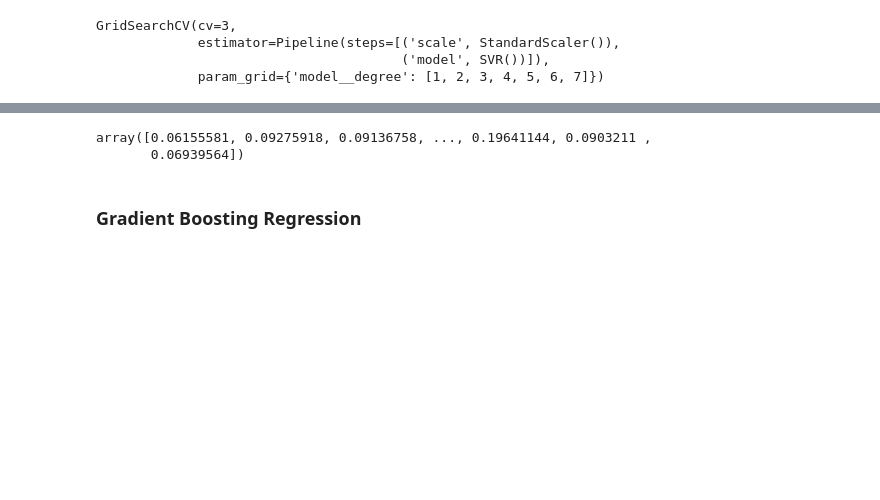
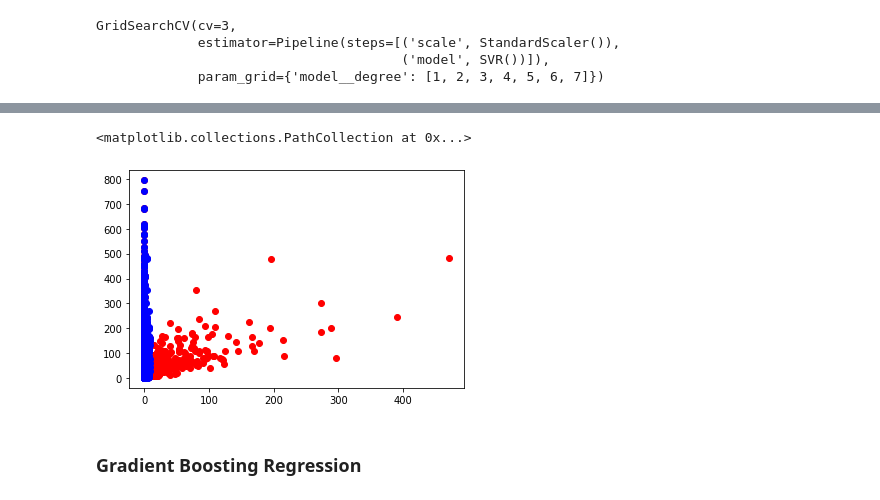
Before and after one commit to asettle/machine-learning-predictive-models, a Jupyter notebook: src/prediction.ipynb, the cells around one changed output, grey strips where cells are left out. Cells and saved outputs as stored; diff of their text form; code cells hidden in the pictures; blank space fills up the shorter version.

Commit message:
Update prediction.ipynb
- Added comparison graph

```diff
--- a/src/prediction.ipynb
+++ b/src/prediction.ipynb
@@ -296,10 +296,11 @@ model_svr.score(X_train, y_train)
-# %%
-# compare values
-
-model_svr.predict(X_train)
-# %% [output]
-array([0.06155581, 0.09275918, 0.09136758, ..., 0.19641144, 0.0903211 ,
-       0.06939564])
+# %%
+# compare values
+
+pl.scatter(y_train, X_train["Length (m)"], color="red")
+pl.scatter(model_svr.predict(X_train), X_train["Length (m)"], color="blue")
+# %% [output]
+<matplotlib.collections.PathCollection at 0x...>
+[figure, added]
 # %% [markdown]
 ### Gradient Boosting Regression
 # %%
```
Also changed, not shown: parts of 4 cells of this notebook.
